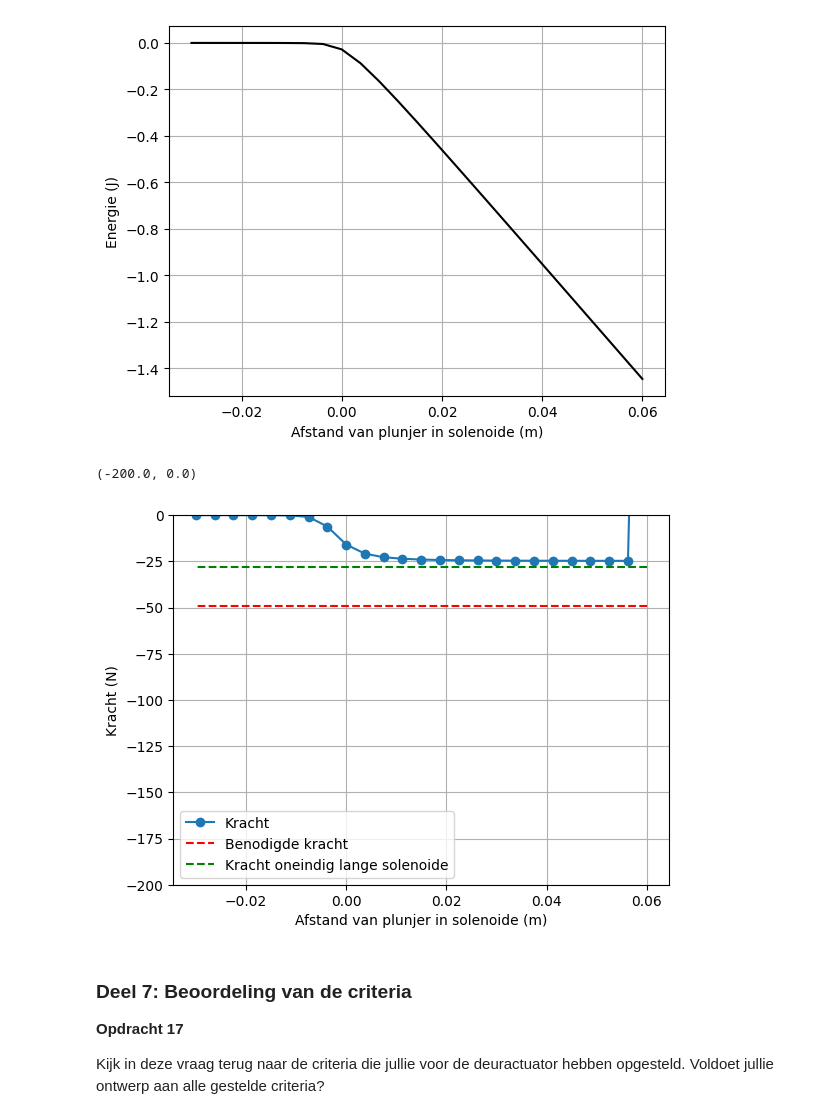
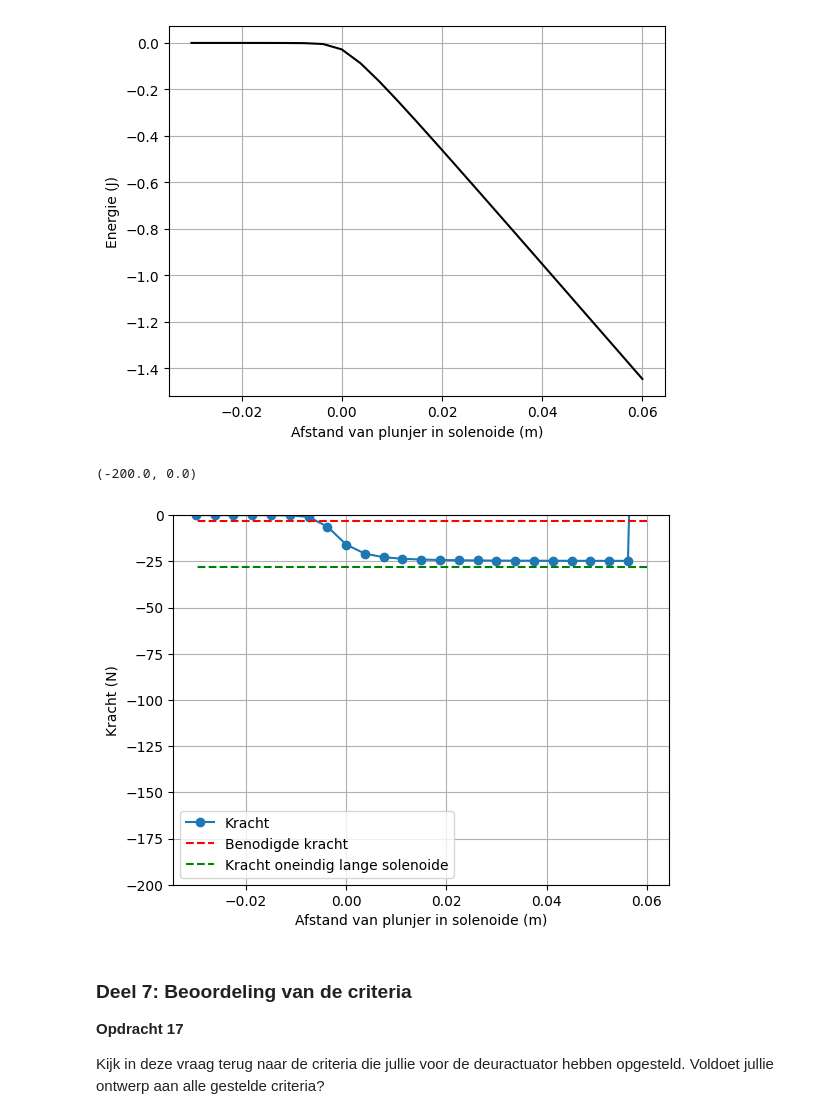
Before and after one commit to Xander1611/opdrachten-DEF-D-AB, a Jupyter notebook: 2KrachtactuatorOpdracht/2KrachtactuatorOpdracht/KrachtactuatorOpdracht.ipynb, the cells around one changed output. Cells and saved outputs as stored; diff of their text form; code cells hidden in the pictures.

```diff
--- a/2KrachtactuatorOpdracht/2KrachtactuatorOpdracht/KrachtactuatorOpdracht.ipynb
+++ b/2KrachtactuatorOpdracht/2KrachtactuatorOpdracht/KrachtactuatorOpdracht.ipynb
@@ -637,16 +637,16 @@ plt.xlabel('Afstand van plunjer in solenoide (m)'), plt.ylabel('Energie (J)'), p
 # %%
 force_analytical = -mu_0*mu_r*np.pi*r_s**2*aantal_omwent**2*I**2/2/L_s**2 # Kracht uitrekenen numeriek
 force_numerical=np.diff(Wz, n=1, append=[0])/(z_ax[1] - z_ax[0]) # Kracht uitrekenen
 
 # Plotting the results
 plt.plot(L_s/2 - z_ax, np.flipud(force_numerical), '-o', label='Kracht')
-plt.plot(L_s/2 - z_ax, (-5*9.8)*np.ones(n_ax), '--r', label='Benodigde kracht')
+plt.plot(L_s/2 - z_ax, (-0.3*9.8)*np.ones(n_ax), '--r', label='Benodigde kracht')
 plt.plot(L_s/2 - z_ax, force_analytical*np.ones(n_ax), '--g', label='Kracht oneindig lange solenoide')
 plt.xlabel('Afstand van plunjer in solenoide (m)'), plt.ylabel('Kracht (N)'), plt.grid(), plt.legend()
 plt.ylim([-200, 0])
 # %% [output]
 (-200.0, 0.0)
-[figure, old version]
+[figure, new version]
 # %% [markdown]
 ### Deel 7: Beoordeling van de criteria
 **Opdracht 17**
```
